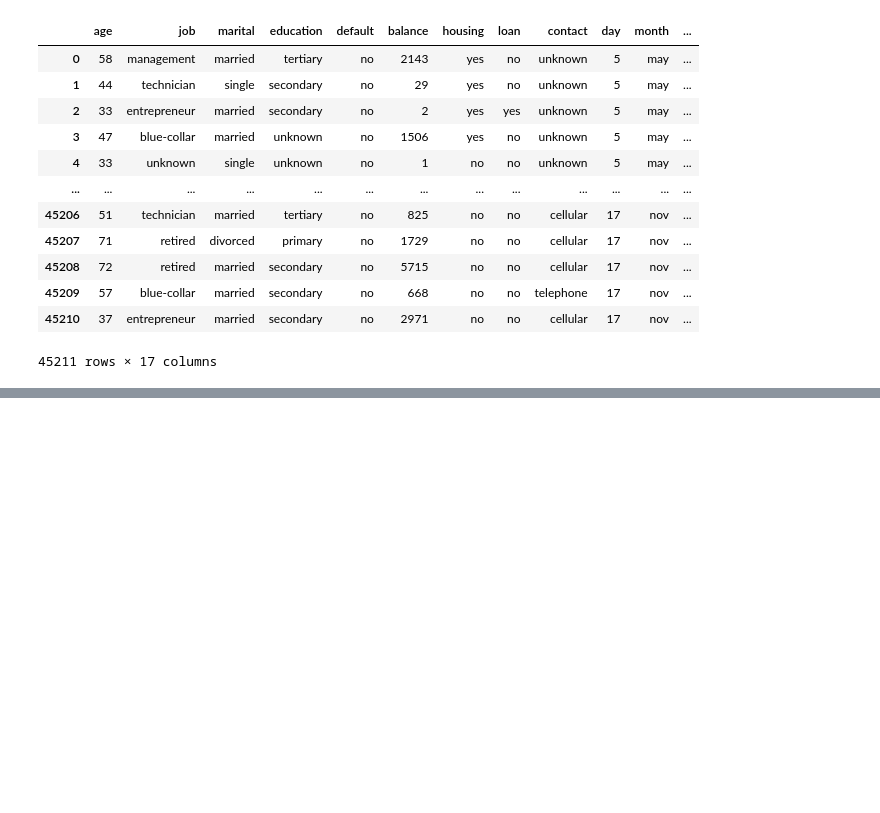
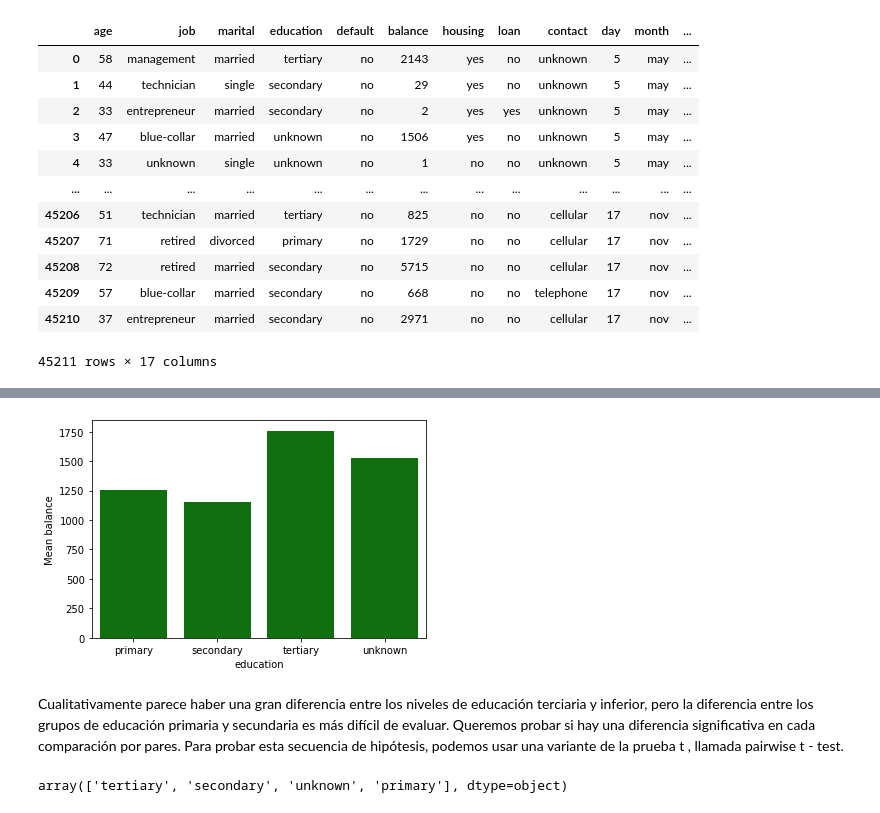
Before and after one commit to GiselaCS/Mujeres_Digitales, a Jupyter notebook: Inferencia_Estadistica.ipynb, the cells around one changed output, grey strips where cells are left out. Saved outputs shown, nothing was run; the diff lists cells and outputs as text; code cells hidden in the pictures; blank space fills up the shorter version.

```diff
--- a/Inferencia_Estadistica.ipynb
+++ b/Inferencia_Estadistica.ipynb
@@ -147,0 +428,15 @@ bank
+# %%
+mean_balance_education=bank.groupby(by="education").balance.mean()
+sns.barplot(x=mean_balance_education.index, y=mean_balance_education.values, color="green")
+plt.ylabel("Mean balance")
+plt.show()
+# %% [output]
+[figure, added]
+# %% [markdown]
+Cualitativamente parece haber una gran diferencia entre los niveles de educación terciaria y inferior, pero la diferencia entre los grupos de educación primaria y secundaria es más difícil de evaluar. Queremos probar si hay una diferencia significativa en cada comparación por pares. Para probar esta secuencia de hipótesis, podemos usar una variante de la prueba  t , llamada pairwise  t  - test.
+# %%
+gb = bank.groupby(['education'])
+group_names = bank["education"].unique()
+group_names
+# %% [output]
+array(['tertiary', 'secondary', 'unknown', 'primary'], dtype=object)
```
Also changed, not shown: parts of 32 cells of this notebook.
